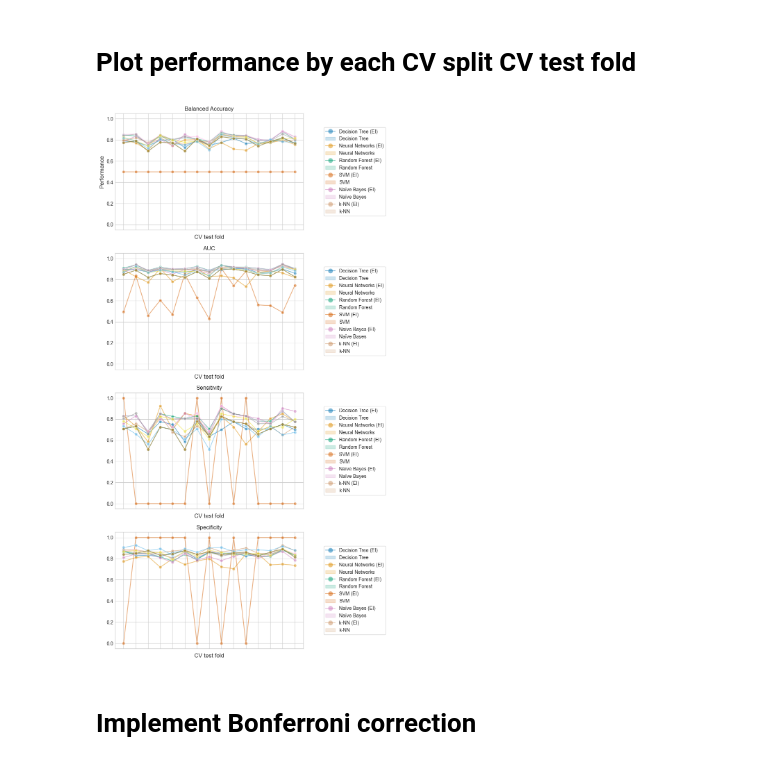
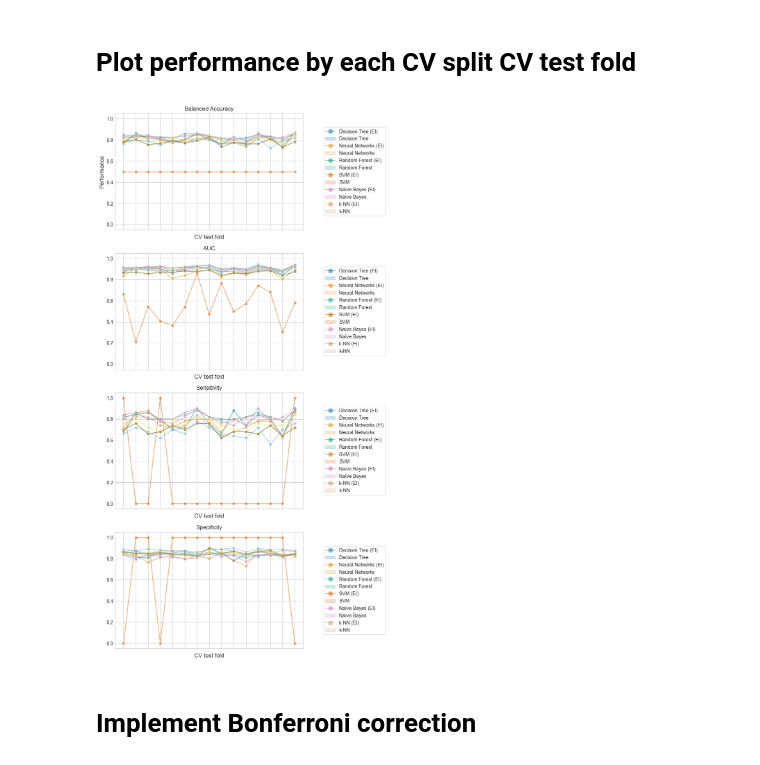
Before and after one commit to fabianopapaiz/als_prognosis_using_ensemble_imbalance, a Jupyter notebook: 05_Train_Validate_Models/16.1 - Multiple models comparison.ipynb, the cells around one changed output. Cells and saved outputs as stored; diff of their text form; code cells hidden in the pictures.

```diff
--- a/05_Train_Validate_Models/16.1 - Multiple models comparison.ipynb
+++ b/05_Train_Validate_Models/16.1 - Multiple models comparison.ipynb
@@ -179,6 +165,8 @@ best_classifiers
 # %% [markdown]
 # Fit the models using CV and Training Data
 # %%
+%%time
+
 CV_N_SPLITS = 5
 CV_N_REPEATS = 3
 RANDOM_STATE = 42
@@ -195,6 +183,9 @@ X_train, y_train, X_valid, y_valid = utils.get_train_and_validation_data(
     scaled=True,
     use_diagnosis_delay=True,
 )
+
+X_all = pd.concat([X_train, X_valid])
+y_all = pd.concat([y_train, y_valid])
 
 
 params = [
@@ -225,15 +216,23 @@ pipeline = sk.pipeline.Pipeline(steps=[('classifier', GaussianNB() )])
 
 
 grid = sk.model_selection.GridSearchCV(
-    pipe,
+    pipeline,
     param_grid=params,
     scoring=utils_exec_models_new.get_default_scoring(),
     cv=cv,
     n_jobs=9,
-    verbose=2,
+    verbose=1,
     refit='balanced_accuracy',
 )
 
+
+# fit using only trainning set
 grid.fit(X_train, y_train.values.ravel())
+cv_results_trainning = grid.cv_results_
+
+
+# fit using only ALL database
+grid.fit(X_all, y_all.values.ravel())
+cv_results_all = grid.cv_results_
 # %% [output]
 Fitting 15 folds for each of 12 candidates, totalling 180 fits
@@ -280,10 +242,7 @@ trained and evaluated using :class:`~sklearn.model_selection.GridSearchCV`.
 # %% [markdown]
 # 1) Create dataFrame with the all "cv_results_" of all algorithm and scenarios
 # %%
-df_results = pd.DataFrame(grid.cv_results_)
-
-
-df_results.insert(0, 'Algorithm', [
+algorithms = [
     'Decision Tree (EI)',
     'Decision Tree',
     'Neural Networks (EI)',
@@ -296,8 +255,19 @@ df_results.insert(0, 'Algorithm', [
     'Naïve Bayes',
     'k-NN (EI)',
     'k-NN',
-])
+]
 
-df_results
+# trainning
+df_results_trainning = pd.DataFrame(cv_results_trainning)
+df_results_trainning.insert(0, 'Algorithm', algorithms)
+
+
+# all database
+df_results_all = pd.DataFrame(cv_results_all)
+df_results_all.insert(0, 'Algorithm', algorithms)
+
+
+display(df_results_trainning.head(3))
+display(df_results_all.head(3))
 # %% [output]
 |  | Algorithm | mean_fit_time | std_fit_time | mean_score_time | std_score_time | param_classifier | params | ... |
@@ -317,7 +283,9 @@ df_results
 # %% [markdown]
 # Plot performance by each CV split CV test fold
 # %%
-results_df = df_results.copy()
+# results_df = df_results_trainning.copy()
+results_df = df_results_all.copy()
+
 
 
 
@@ -384,31 +352,31 @@ ax3.set_title('Sensitivity')
 ax3.legend(results_df.Algorithm.values)
 sns.move_legend(g, "center right", bbox_to_anchor=(1.45, 0.5), frameon=True, markerscale=1.7,)
 
 
 # create df of model scores ordered by performance
 model_scores = results_df.filter(regex=r"split\d*_test_specificity")
 g = sns.lineplot(
     ax=ax4,
     data=model_scores.transpose().iloc[:30],
     dashes=False,
     palette="colorblind",
     marker="o",
     alpha=0.5,
 )
 ax4.set_xlabel("CV test fold", size=12, labelpad=10)
 ax4.tick_params(bottom=True, labelbottom=False)
 ax4.set_title('Specificity')
 
 ax4.legend(results_df.Algorithm.values)
 sns.move_legend(g, "center right", bbox_to_anchor=(1.45, 0.5), frameon=True, markerscale=1.7,)
 
 
 plt.show()
 
 # # print correlation of Bal Acc scores across folds
 # print(f"Correlation of models:")
 # df_corr = pd.DataFrame(model_scores.transpose().corr())
 # # display(df_corr)
 # sns.heatmap(data=df_corr)
 # %% [output]
-[figure, old version]
+[figure, new version]
```
Also changed, not shown: parts of 44 cells of this notebook.
